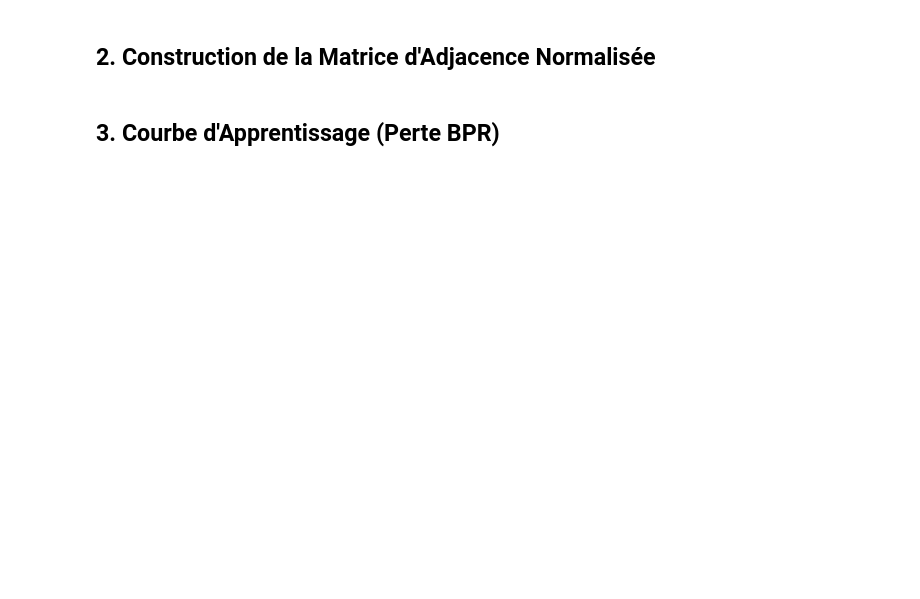
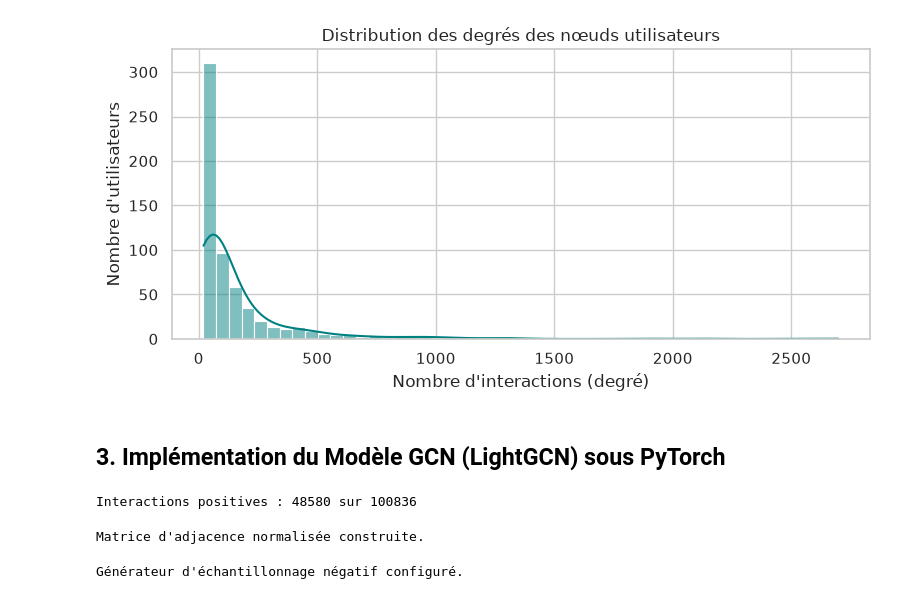
Before and after one commit to neussi/movie_recommender, a Jupyter notebook: movie_recommender.ipynb, the cells around one changed output. Cells and saved outputs as stored; diff of their text form; code cells hidden in the pictures; blank space fills up the shorter version.

```diff
--- a/movie_recommender.ipynb
+++ b/movie_recommender.ipynb
@@ -35,9 +76,11 @@ print(f"Densité du graphe              : {density * 100:.4f}%")
 # %%
-# Distribution du nombre de notes par utilisateur
-user_counts = ratings.groupby('userId').size()
-plt.figure(figsize=(10, 5))
-sns.histplot(user_counts, bins=50, kde=True, color='purple')
-plt.title("Distribution du nombre d'évaluations par utilisateur")
-plt.xlabel("Nombre d'évaluations")
+user_degrees = ratings.groupby('userId').size()
+plt.figure(figsize=(8, 4))
+sns.histplot(user_degrees, kde=True, bins=50, color='teal')
+plt.title("Distribution des degrés des nœuds utilisateurs")
+plt.xlabel("Nombre d'interactions (degré)")
 plt.ylabel("Nombre d'utilisateurs")
+plt.tight_layout()
 plt.show()
+# %% [output]
+[figure, added]
@@ -54,31 +87,40 @@ plt.show()
-# %% [markdown]
-## 2. Construction de la Matrice d'Adjacence Normalisée
+# %% [markdown]
+## 3. Implémentation du Modèle GCN (LightGCN) sous PyTorch
+# %%
+user_to_idx = {uid: idx for idx, uid in enumerate(ratings['userId'].unique())}
+item_to_idx = {iid: idx for idx, iid in enumerate(ratings['movieId'].unique())}
+idx_to_item = {idx: iid for iid, idx in item_to_idx.items()}
+
+ratings['user_idx'] = ratings['userId'].map(user_to_idx)
+ratings['item_idx'] = ratings['movieId'].map(item_to_idx)
+
+pos_ratings = ratings[ratings['rating'] >= 4.0].copy()
+print(f"Interactions positives : {len(pos_ratings)} sur {len(ratings)}")
+# %% [output]
+Interactions positives : 48580 sur 100836
 # %%
-# Cartographie des IDs
-user_to_idx = {uid: idx for idx, uid in enumerate(ratings['userId'].unique())}
-item_to_idx = {iid: idx for idx, iid in enumerate(ratings['movieId'].unique())}
+u_num = len(user_to_idx)
+i_num = len(item_to_idx)
+N = u_num + i_num
 
-ratings['user_idx'] = ratings['userId'].map(user_to_idx)
-ratings['item_idx'] = ratings['movieId'].map(item_to_idx)
+users = pos_ratings['user_idx'].values
+items = pos_ratings['item_idx'].values
 
-users = ratings['user_idx'].values
-items = ratings['item_idx'].values
-
-# Création de la matrice d'adjacence normalisée pour LightGCN
-row = np.concatenate([users, items + num_users])
-col = np.concatenate([items + num_users, users])
+row = np.concatenate([users, items + u_num])
+col = np.concatenate([items + u_num, users])
 data = np.ones_like(row, dtype=np.float32)
 
-N = num_users + num_items
 adj = coo_matrix((data, (row, col)), shape=(N, N))
-
-# Normalisation symétrique : D^(-1/2) * A * D^(-1/2)
 deg = np.array(adj.sum(axis=1)).flatten()
 deg[deg == 0] = 1.0
 deg_inv_sqrt = np.power(deg, -0.5)
 deg_inv_sqrt_mat = coo_matrix((deg_inv_sqrt, (np.arange(N), np.arange(N))), shape=(N, N))
-norm_adj = deg_inv_sqrt_mat.dot(adj).dot(deg_inv_sqrt_mat)
 
-print(f"Matrice d'adjacence normalisée calculée. Forme : {norm_adj.shape}")
+norm_adj = deg_inv_sqrt_mat.dot(adj).dot(deg_inv_sqrt_mat).tocoo()
+
+indices = torch.LongTensor([norm_adj.row, norm_adj.col])
+values = torch.FloatTensor(norm_adj.data)
+sparse_norm_adj = torch.sparse_coo_tensor(indices, values, torch.Size([N, N]))
+print("Matrice d'adjacence normalisée construite.")
+# %% [output]
+Matrice d'adjacence normalisée construite.
-# %% [markdown]
-## 3. Courbe d'Apprentissage (Perte BPR)
@@ -100,0 +152,17 @@ plt.show()
+# %%
+train_interactions = pos_ratings.groupby('user_idx')['item_idx'].apply(list).to_dict()
+
+def sample_bpr_triplet(train_interactions, num_items):
+    u = random.choice(list(train_interactions.keys()))
+    pos_items = train_interactions[u]
+    i = random.choice(pos_items)
+
+    j = random.randint(0, num_items - 1)
+    while j in pos_items:
+        j = random.randint(0, num_items - 1)
+
+    return u, i, j
+
+print("Générateur d'échantillonnage négatif configuré.")
+# %% [output]
+Générateur d'échantillonnage négatif configuré.
```
Also changed, not shown: parts of 16 cells of this notebook, 9 other files.
